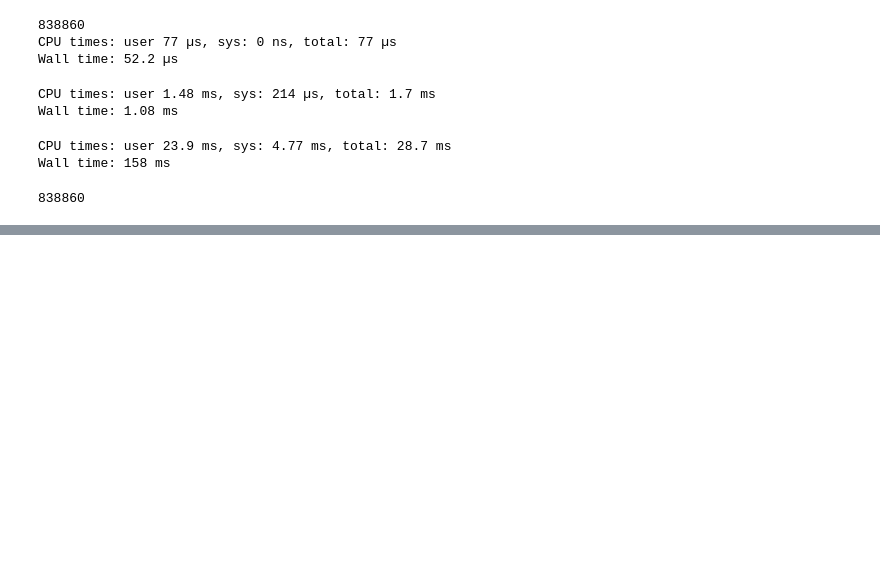
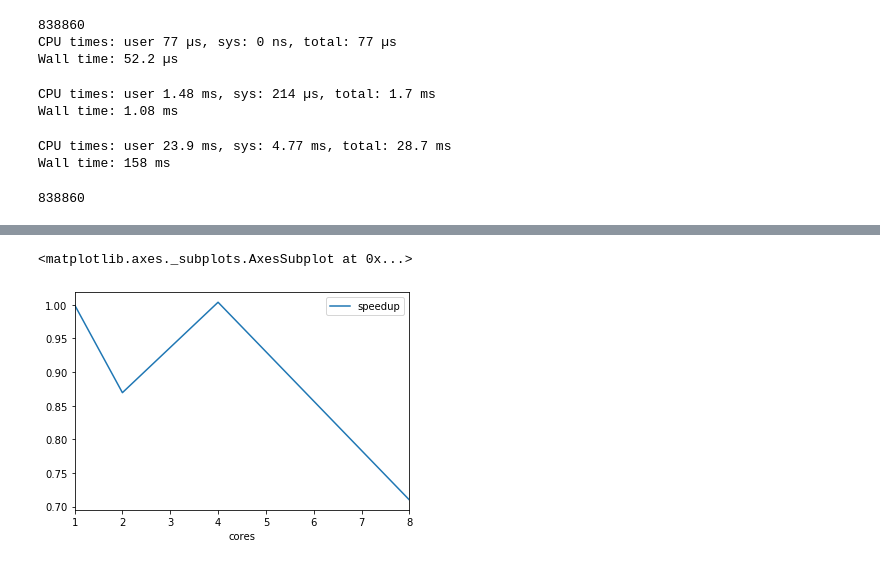
Before and after one commit to AbnerErnaniADSFatec/parallel-programing, a Jupyter notebook: dask-tests.ipynb, the cells around one changed output, grey strips where cells are left out. Drawn from its saved outputs; the diff is of its cells as text; code cells hidden in the pictures; blank space fills up the shorter version.

```diff
--- a/dask-tests.ipynb
+++ b/dask-tests.ipynb
@@ -61,0 +129,8 @@ soma.visualize()
+# %%
+# Cálculo do Speedup de um processo
+media = df.groupby('cores').mean()
+media['speedup'] = media.loc[1].time / media['time']
+media.plot(y = 'speedup', kind = 'line')
+# %% [output]
+<matplotlib.axes._subplots.AxesSubplot at 0x...>
+[figure, added]
```
Also changed, not shown: parts of 9 cells of this notebook.
